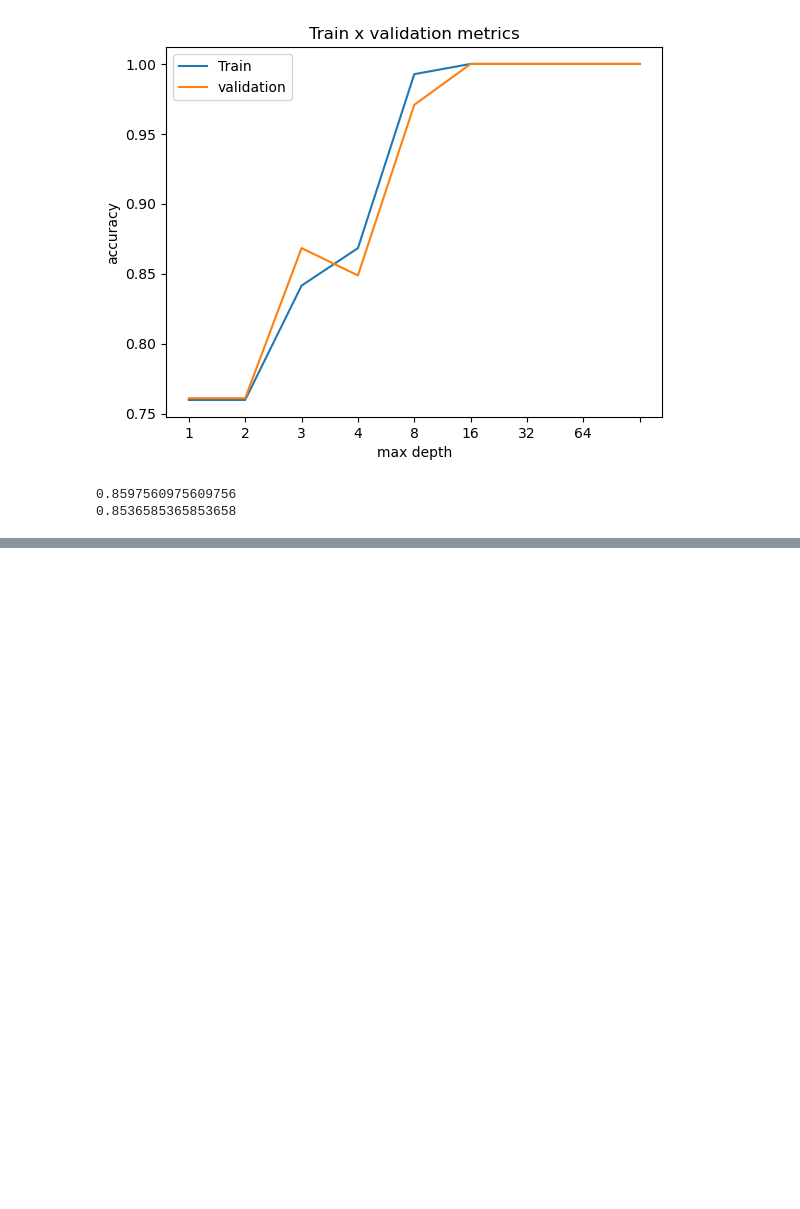
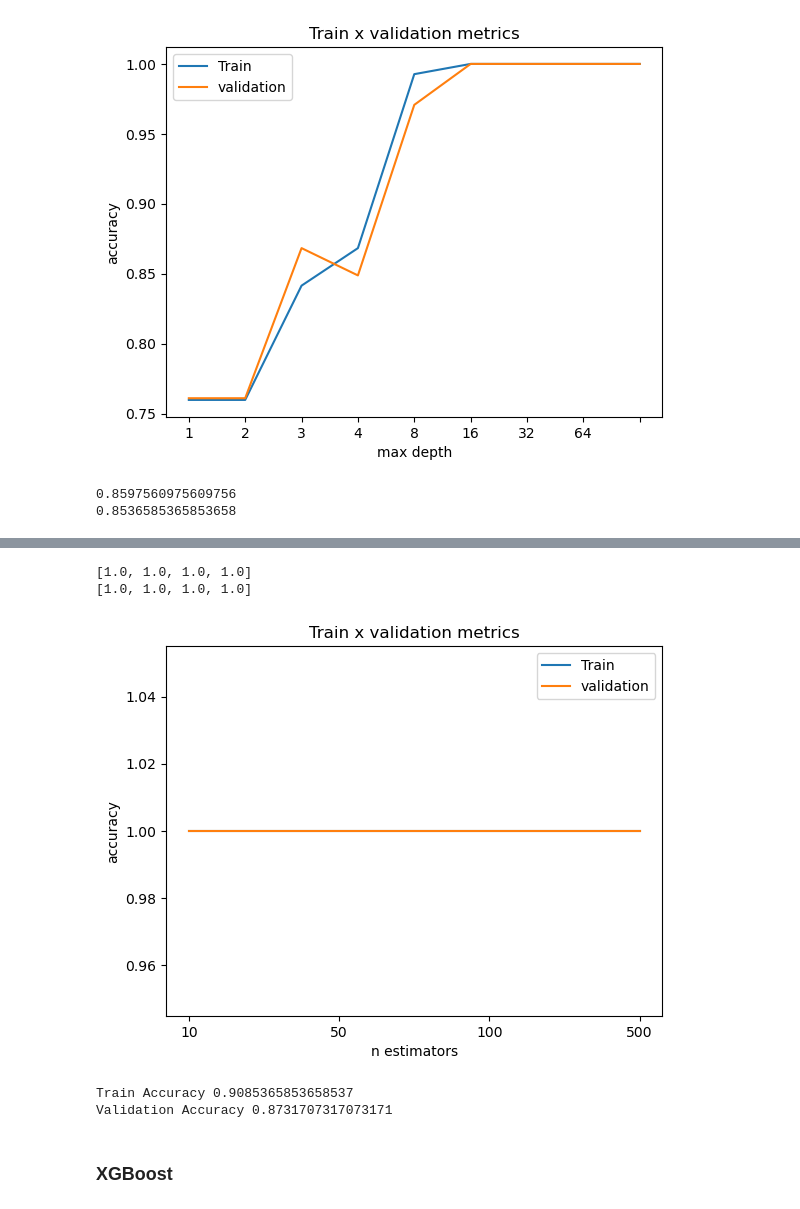
Before and after one commit to rashidulhaq-coding/Machine-learning-projects, a Jupyter notebook: heart-disease-prediction-using-decision-trees.ipynb, the cells around one changed output, grey strips where cells are left out. Cells and saved outputs as stored; diff of their text form; code cells hidden in the pictures; blank space fills up the shorter version.

```diff
--- a/heart-disease-prediction-using-decision-trees.ipynb
+++ b/heart-disease-prediction-using-decision-trees.ipynb
@@ -125,0 +178,34 @@ print(accuracy_score(val_prediction,y_val))
+# %%
+train_accuracy_list = []
+val_accuracy_list = []
+for n_estimater in n_estimaters_list:
+    model = RandomForestClassifier(n_estimators= n_estimater, random_state = RANDOM_STATE)
+    model.fit(x_train,y_train)
+    train_prediction = model.predict(x_train)
+    val_prediction = model.predict(x_val)
+    train_accuracy_list.append(accuracy_score(train_prediction,y_train))
+    val_accuracy_list.append(accuracy_score(val_prediction,y_val))
+
+plt.title("Train x validation metrics")
+plt.xlabel("n estimators")
+plt.ylabel("accuracy")
+plt.xticks(ticks=range(len(n_estimaters_list)), labels=n_estimaters_list)
+plt.plot(train_accuracy_list)
+plt.plot(val_accuracy_list)
+plt.legend(["Train","validation"])
+print(train_accuracy_list)
+print(val_accuracy_list)
+# %% [output]
+[1.0, 1.0, 1.0, 1.0]
+[1.0, 1.0, 1.0, 1.0]
+[figure, added]
+# %%
+random_fores_model = RandomForestClassifier(n_estimators=100,max_depth=16,min_samples_split=50)
+random_fores_model.fit(x_train,y_train)
+print("Train Accuracy",accuracy_score(random_fores_model.predict(x_train),y_train))
+print("Validation Accuracy",accuracy_score(random_fores_model.predict(x_val),y_val))
+# %% [output]
+Train Accuracy 0.9085365853658537
+Validation Accuracy 0.8731707317073171
+# %% [markdown]
+### **XGBoost**
```
Also changed, not shown: parts of 13 cells of this notebook.
